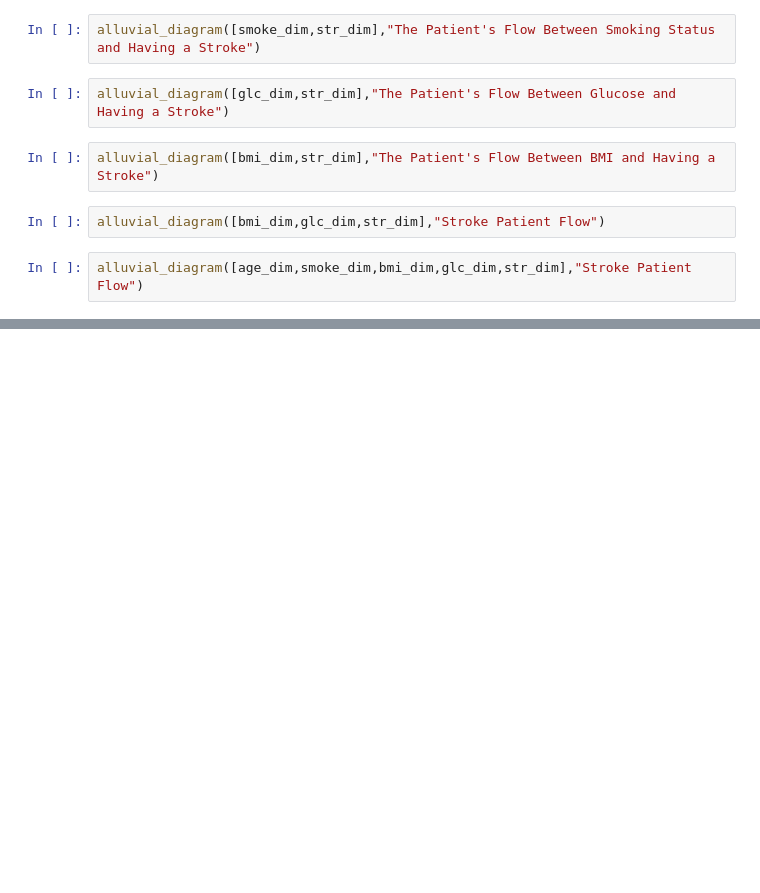
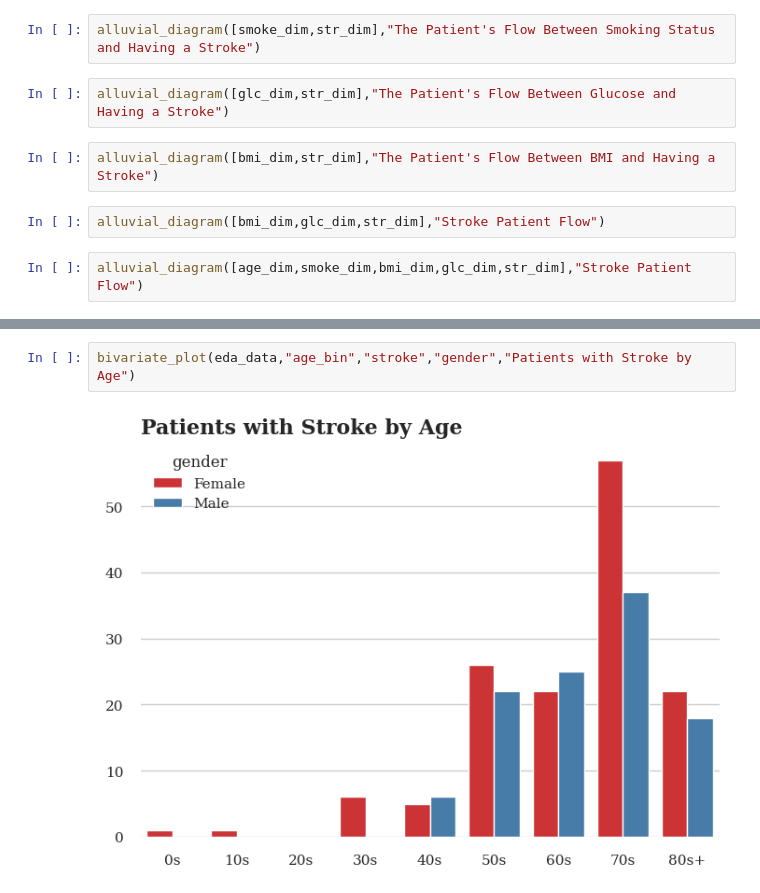
Before and after one commit to emirhansilsupur/brain-stroke-prediction, a Jupyter notebook: brain_stroke.ipynb, the cells around one changed output, grey strips where cells are left out. Saved outputs shown, nothing was run; the diff lists cells and outputs as text; blank space fills up the shorter version.

```diff
--- a/brain_stroke.ipynb
+++ b/brain_stroke.ipynb
@@ -583,0 +519,4 @@ Text(0.0, 1.0, 'Total Stroke and Smoking Status by Gender')
+# %%
+bivariate_plot(eda_data,"age_bin","stroke","gender","Patients with Stroke by Age")
+# %% [output]
+[figure, added]
```
Also changed, not shown: parts of 20 cells of this notebook.
